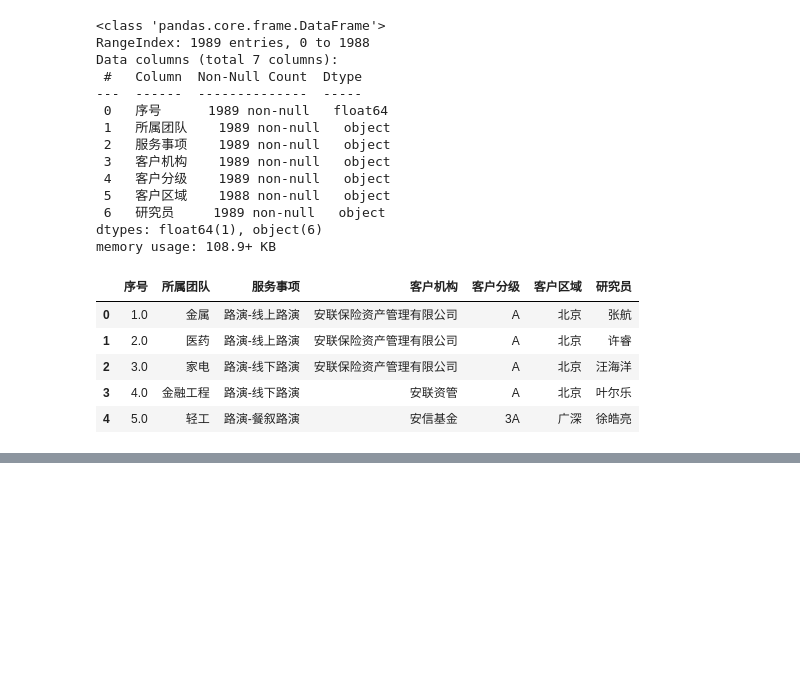
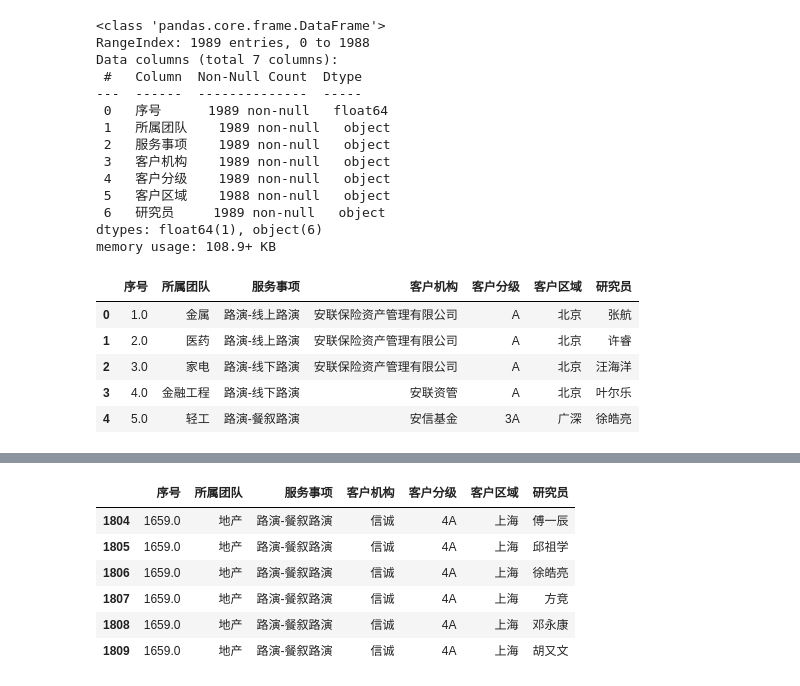
Before and after one commit to OuHaoyun/okr-evaluation, a Jupyter notebook: okr-eval-v2.ipynb, the cells around one changed output, grey strips where cells are left out. Cells and saved outputs as stored; diff of their text form; code cells hidden in the pictures; blank space fills up the shorter version.

```diff
--- a/okr-eval-v2.ipynb
+++ b/okr-eval-v2.ipynb
@@ -85,0 +148,11 @@ df_roadshow.head()
+# %%
+# show rows where xuhao = 1259
+df_roadshow[df_roadshow['序号'] == 1659]
+# %% [output]
+|  | 序号 | 所属团队 | 服务事项 | 客户机构 | 客户分级 | 客户区域 | 研究员 |
+| 1804 | 1659.0 | 地产 | 路演-餐叙路演 | 信诚 | 4A | 上海 | 傅一辰 |
+| 1805 | 1659.0 | 地产 | 路演-餐叙路演 | 信诚 | 4A | 上海 | 邱祖学 |
+| 1806 | 1659.0 | 地产 | 路演-餐叙路演 | 信诚 | 4A | 上海 | 徐皓亮 |
+| 1807 | 1659.0 | 地产 | 路演-餐叙路演 | 信诚 | 4A | 上海 | 方竞 |
+| 1808 | 1659.0 | 地产 | 路演-餐叙路演 | 信诚 | 4A | 上海 | 邓永康 |
+| 1809 | 1659.0 | 地产 | 路演-餐叙路演 | 信诚 | 4A | 上海 | 胡又文 |
```
Also changed, not shown: parts of 4 cells of this notebook, 2 other files.
